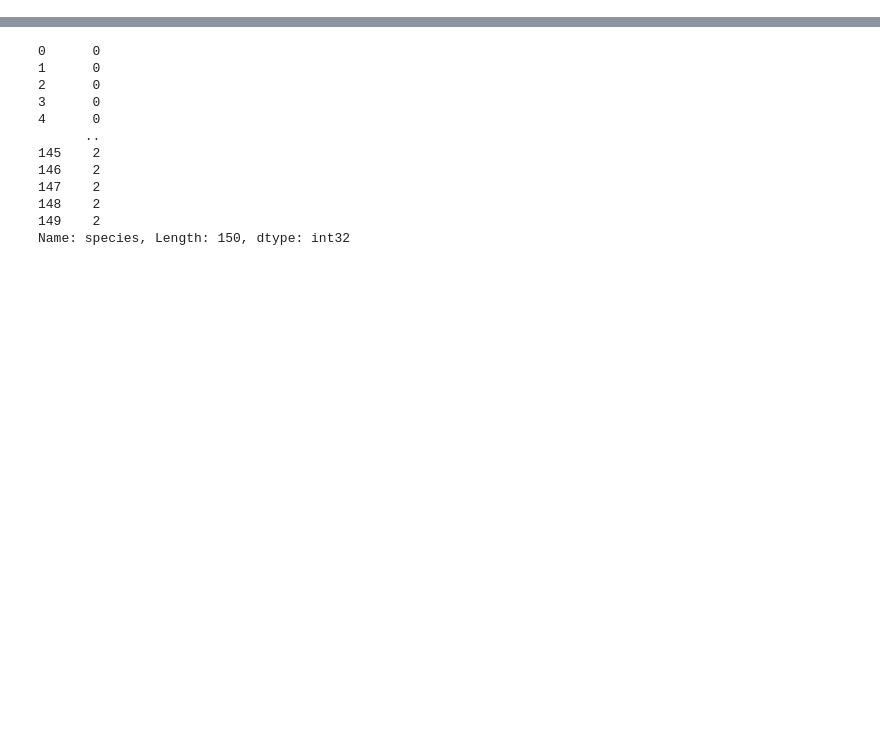
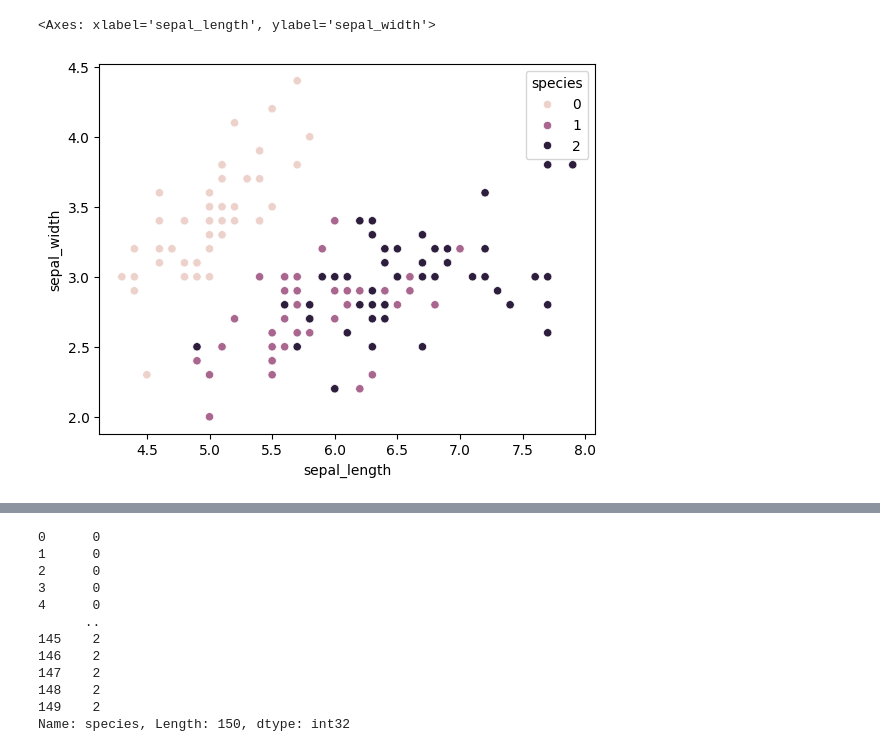
Before and after one commit to deepraj16/ML-Code, a Jupyter notebook: day66(classiction matrics).ipynb, the cells around one changed output, grey strips where cells are left out. Saved outputs shown, nothing was run; the diff lists cells and outputs as text; code cells hidden in the pictures; blank space fills up the shorter version.

```diff
--- a/day66(classiction matrics).ipynb
+++ b/day66(classiction matrics).ipynb
@@ -13,3 +15,10 @@ df.sample(4)
+# %%
+import matplotlib.pyplot as plt
+import seaborn as sns
+sns.scatterplot(df,x='sepal_length',y='sepal_width',hue='species')
+# %% [output]
+<Axes: xlabel='sepal_length', ylabel='sepal_width'>
+[figure, added]
 # %%
 from sklearn.preprocessing import LabelEncoder
 Lab = LabelEncoder()
```
Also changed, not shown: parts of 6 cells of this notebook.
